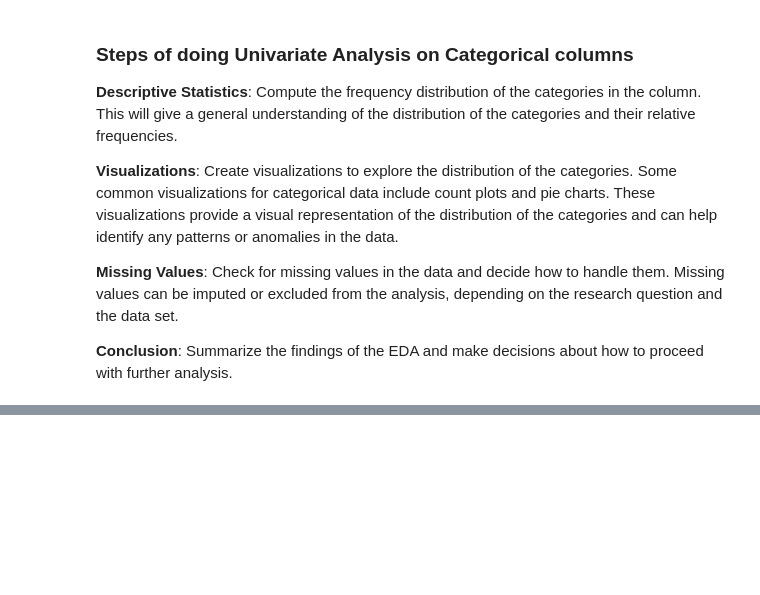
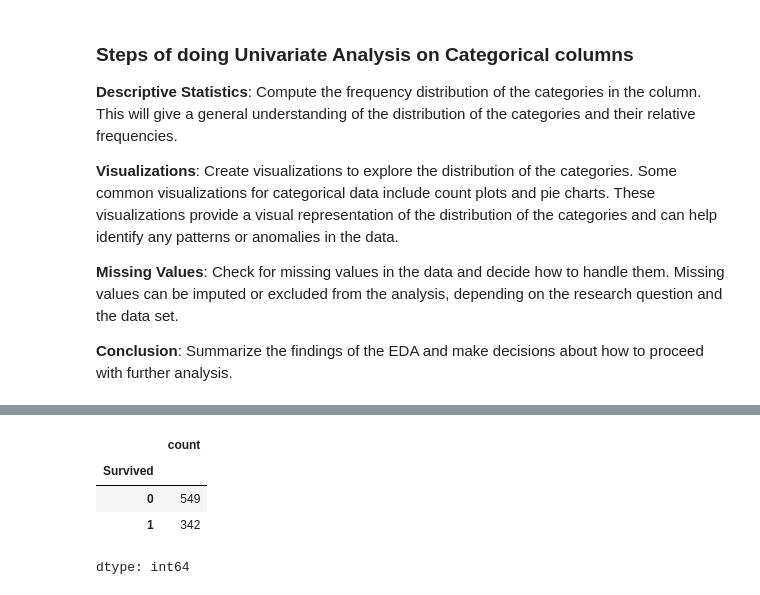
Before and after one commit to Muhammad-Waleed-Source/Exploratory-Data-Analysis, a Jupyter notebook: EDA.ipynb, the cells around one changed output, grey strips where cells are left out. Cells and saved outputs as stored; diff of their text form; code cells hidden in the pictures; blank space fills up the shorter version.

```diff
--- a/EDA.ipynb
+++ b/EDA.ipynb
@@ -240,0 +248,10 @@ np.int64(0)
+# %%
+df['Survived'].value_counts()
+
+# 342 passengers survived
+# %% [output]
+|  | count |
+| Survived |  |
+| 0 | 549 |
+| 1 | 342 |
+dtype: int64
```
Also changed, not shown: parts of 4 cells of this notebook.
